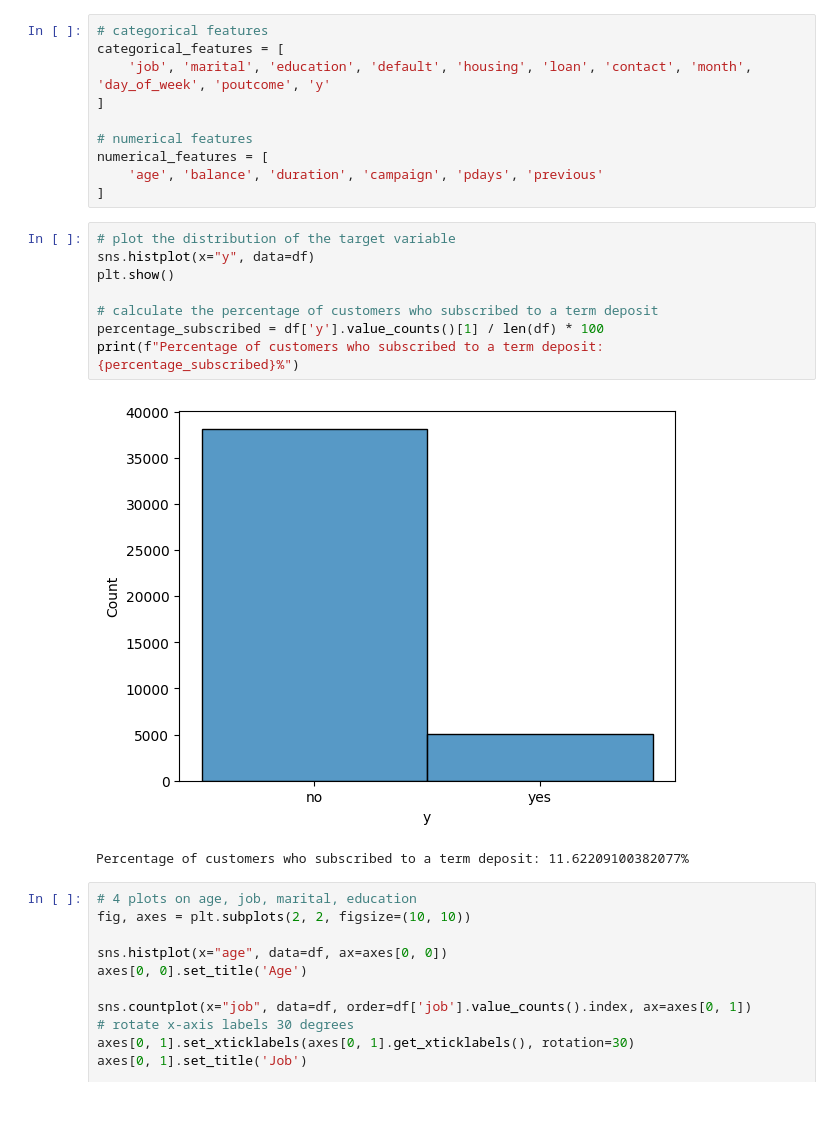
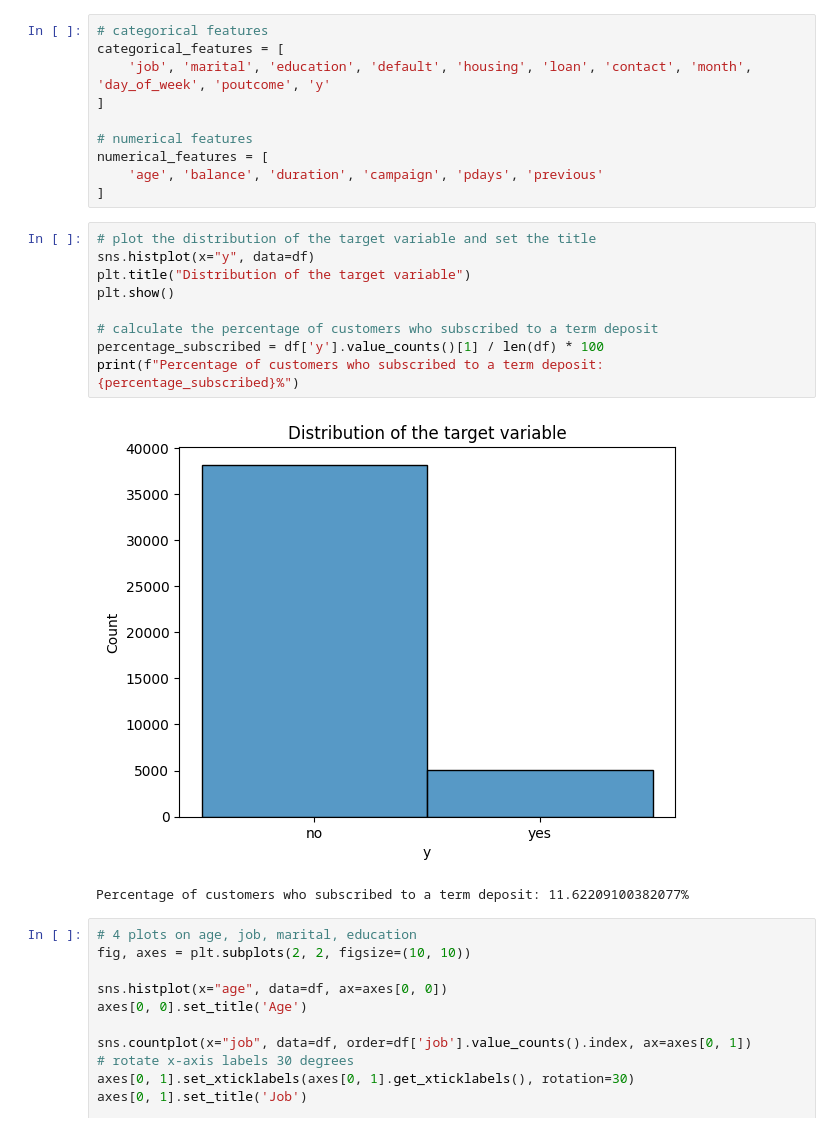
Before and after one commit to greasycat/ds5220-group, a Jupyter notebook: eda.ipynb, the cells around one changed output. Drawn from its saved outputs; the diff is of its cells as text.

```diff
--- a/eda.ipynb
+++ b/eda.ipynb
@@ -135,15 +141,16 @@ numerical_features = [
     'age', 'balance', 'duration', 'campaign', 'pdays', 'previous'
 ]
 # %%
-# plot the distribution of the target variable
+# plot the distribution of the target variable and set the title
 sns.histplot(x="y", data=df)
+plt.title("Distribution of the target variable")
 plt.show()
 
 # calculate the percentage of customers who subscribed to a term deposit
 percentage_subscribed = df['y'].value_counts()[1] / len(df) * 100
 print(f"Percentage of customers who subscribed to a term deposit: {percentage_subscribed}%")
 # %% [output]
-[figure, old version]
+[figure, new version]
 Percentage of customers who subscribed to a term deposit: 11.62209100382077%
 # %%
 # 4 plots on age, job, marital, education
```
Also changed, not shown: parts of 29 cells of this notebook, 2 other files.
